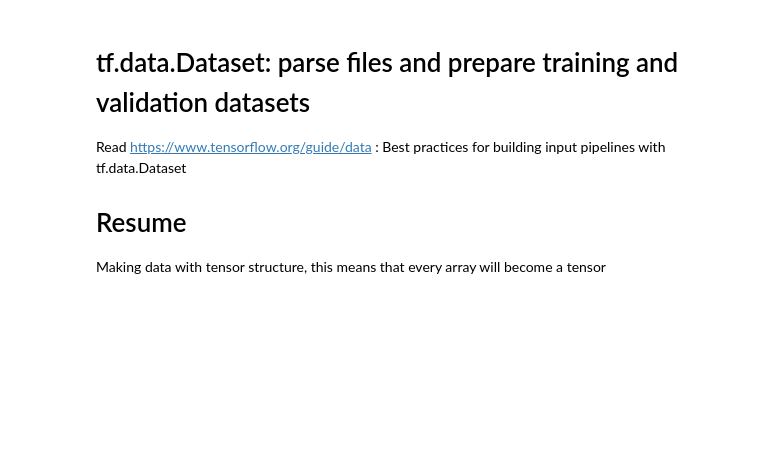
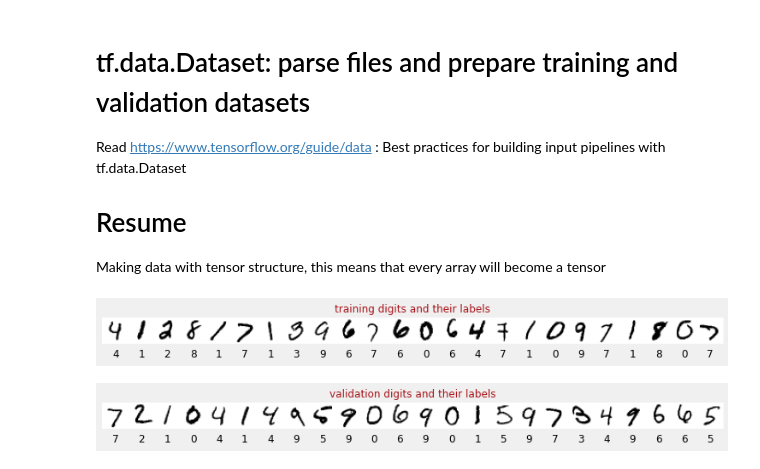
Before and after one commit to hatchdavid1/tensorflow_notes_tests, a Jupyter notebook: NN_TKDLwoPhD.ipynb, the cells around one changed output. Drawn from its saved outputs; the diff is of its cells as text; code cells hidden in the pictures; blank space fills up the shorter version.

```diff
--- a/NN_TKDLwoPhD.ipynb
+++ b/NN_TKDLwoPhD.ipynb
@@ -7,10 +9,10 @@ How do we know if a Neural Network is working properly
 BATCH_SIZE = 128
 EPOCHS = 10
 
-training_images_file = 'gs://mist-public/train-images-idx3-ubyte'
-training_labels_file = 'gs://mist-public/train-labels-idx1-ubyte'
-validation_images_file = 'gs://mist-public/t10k-images-idx3-ubyte'
-validation_labels_file = 'gs://mist-public/t10k-images-idx1-ubyte'
+training_images_file   = 'gs://mnist-public/train-images-idx3-ubyte'
+training_labels_file   = 'gs://mnist-public/train-labels-idx1-ubyte'
+validation_images_file = 'gs://mnist-public/t10k-images-idx3-ubyte'
+validation_labels_file = 'gs://mnist-public/t10k-labels-idx1-ubyte'
 # %%
 # Imports
 import os, re, math, json, shutil, pprint
@@ -78,0 +235,11 @@ validation_input_fn = lambda: get_validation_dataset(validation_images_file, val
+# %%
+# Having a look at the data
+N = 24
+(training_digits, training_labels,
+ validation_digits, validation_labels) = dataset_to_numpy_util(training_dataset, validation_dataset, N)
+display_digits(training_digits, training_labels, training_labels, "training digits and their labels", N)
+display_digits(validation_digits[:N], validation_labels[:N], validation_labels[:N], "validation digits and their labels", N)
+font_digits, font_labels = create_digits_from_local_fonts(N)
+# %% [output]
+[figure, added]
+[figure, added]
```
Also changed, not shown: parts of 3 cells of this notebook.
